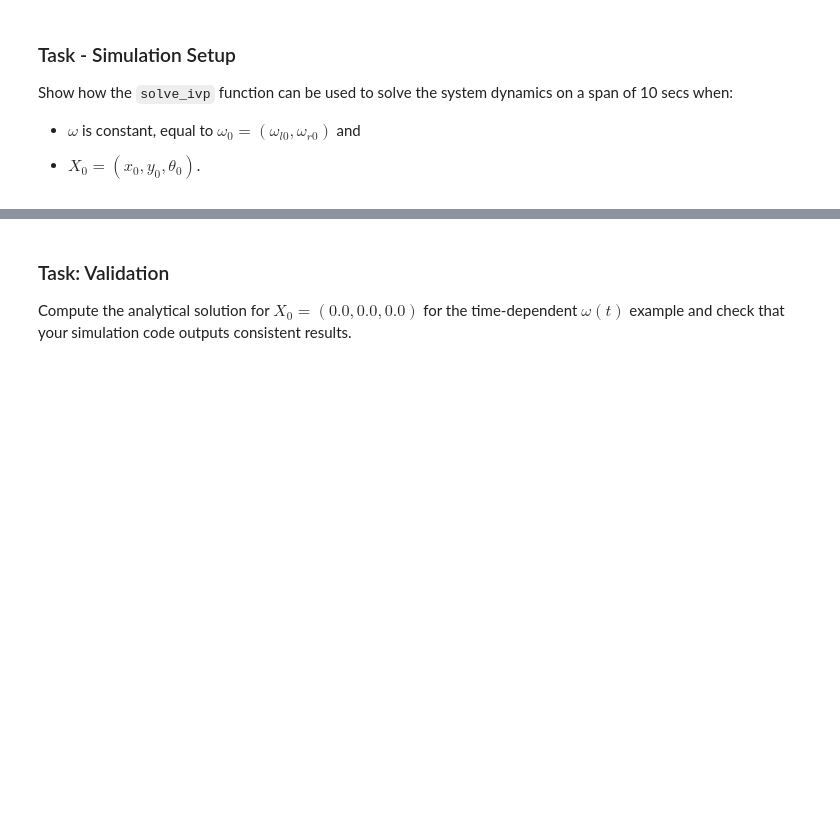
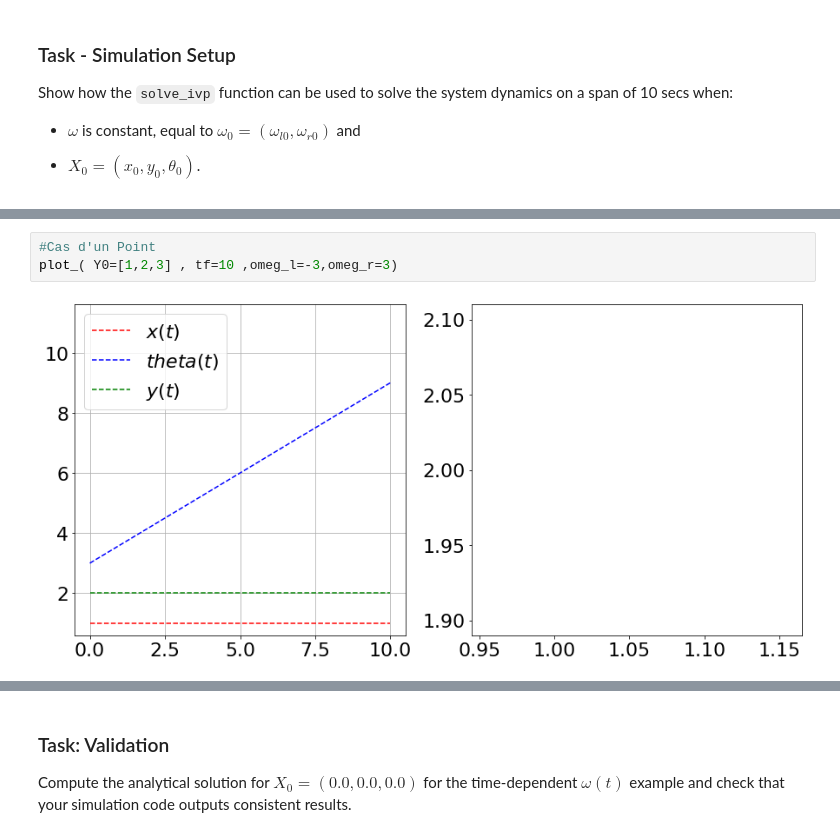
Before and after one commit to zechchair/Automatique-project, a Jupyter notebook: main.ipynb, the cells around one changed output, grey strips where cells are left out. Drawn from its saved outputs; the diff is of its cells as text; blank space fills up the shorter version.

```diff
--- a/main.ipynb
+++ b/main.ipynb
@@ -185,0 +154,5 @@ ax1.grid()
+# %%
+#Cas d'un Point
+plot_( Y0=[1,2,3] , tf=10 ,omeg_l=-3,omeg_r=3)
+# %% [output]
+[figure, added]
```
Also changed, not shown: parts of 19 cells of this notebook.
